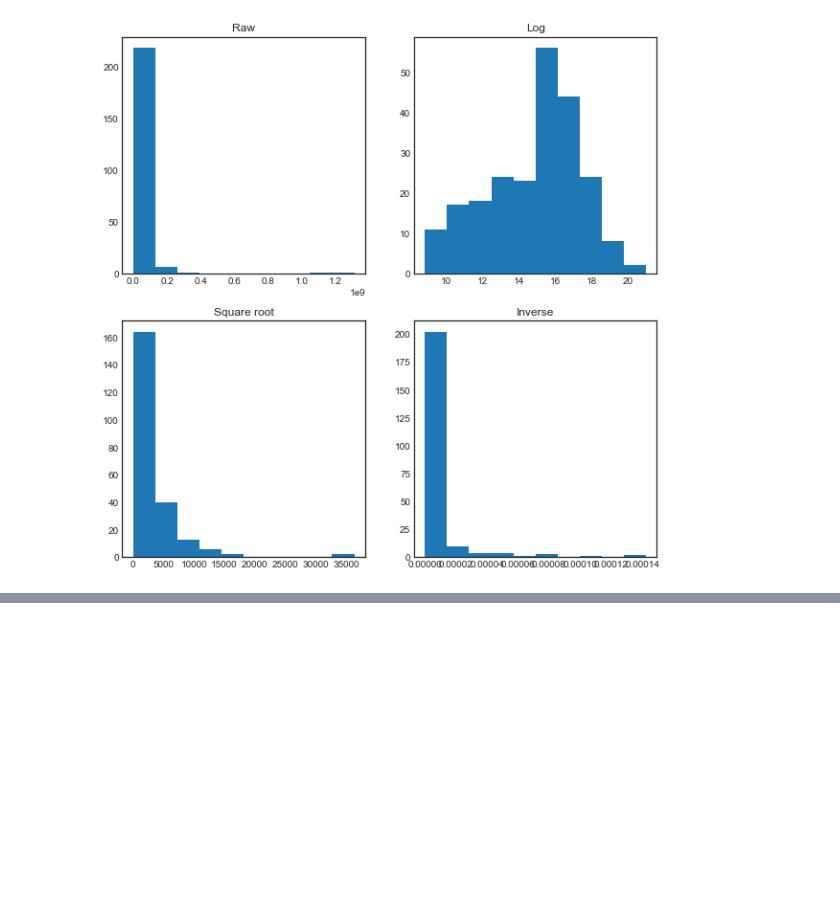
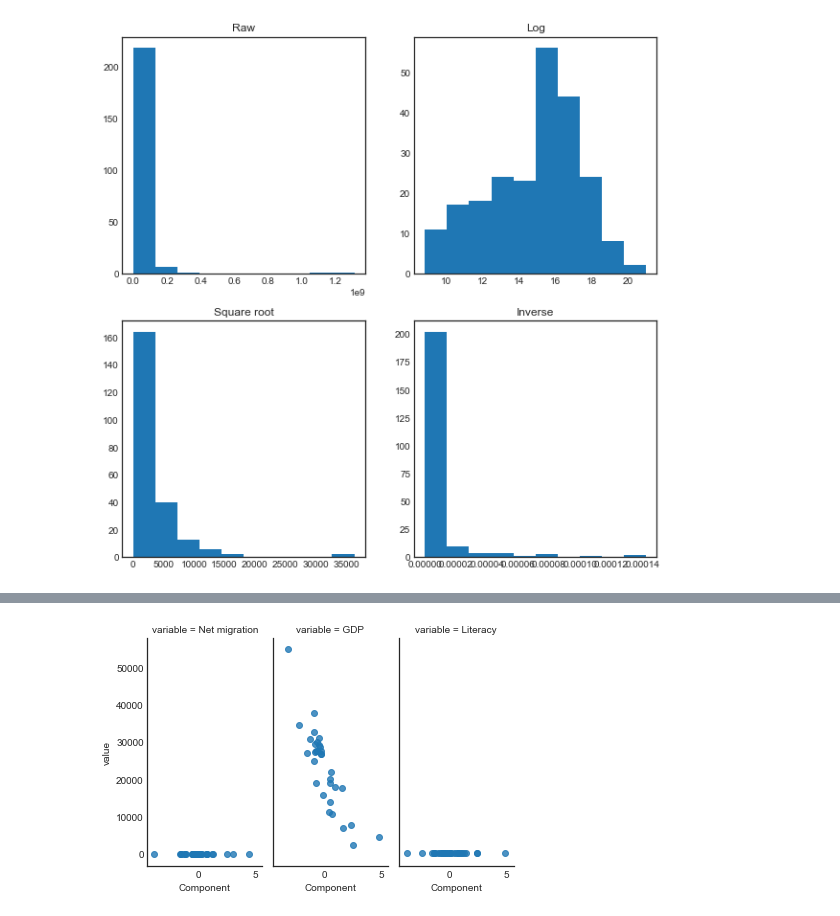
Before and after one commit to ihembree789/thinkfulprojects, a Jupyter notebook: PreparingDataset.ipynb, the cells around one changed output, grey strips where cells are left out. Drawn from its saved outputs; the diff is of its cells as text; code cells hidden in the pictures; blank space fills up the shorter version.

```diff
--- a/PreparingDataset.ipynb
+++ b/PreparingDataset.ipynb
@@ -131,0 +199,23 @@ features['log_pop'] = np.log(df['Population'])
+# %%
+P = eig_vec_cov[:, 0]
+
+# Transform X into Y.
+Y = P.T.dot(Xt)
+
+# Combine X and Y for plotting purposes.
+data_to_plot = df_pca[['Net migration','GDP','Literacy']]
+data_to_plot['Component'] = Y
+data_to_plot = pd.melt(data_to_plot, id_vars='Component')
+
+g = sns.FacetGrid(data_to_plot, col="variable", size=4, aspect=.5)
+g = g.map(
+    sns.regplot,
+    "Component",
+    "value",
+    x_jitter=.49,
+    y_jitter=.49,
+    fit_reg=False
+)
+plt.show()
+# %% [output]
+[figure, added]
```
Also changed, not shown: parts of 4 cells of this notebook.
